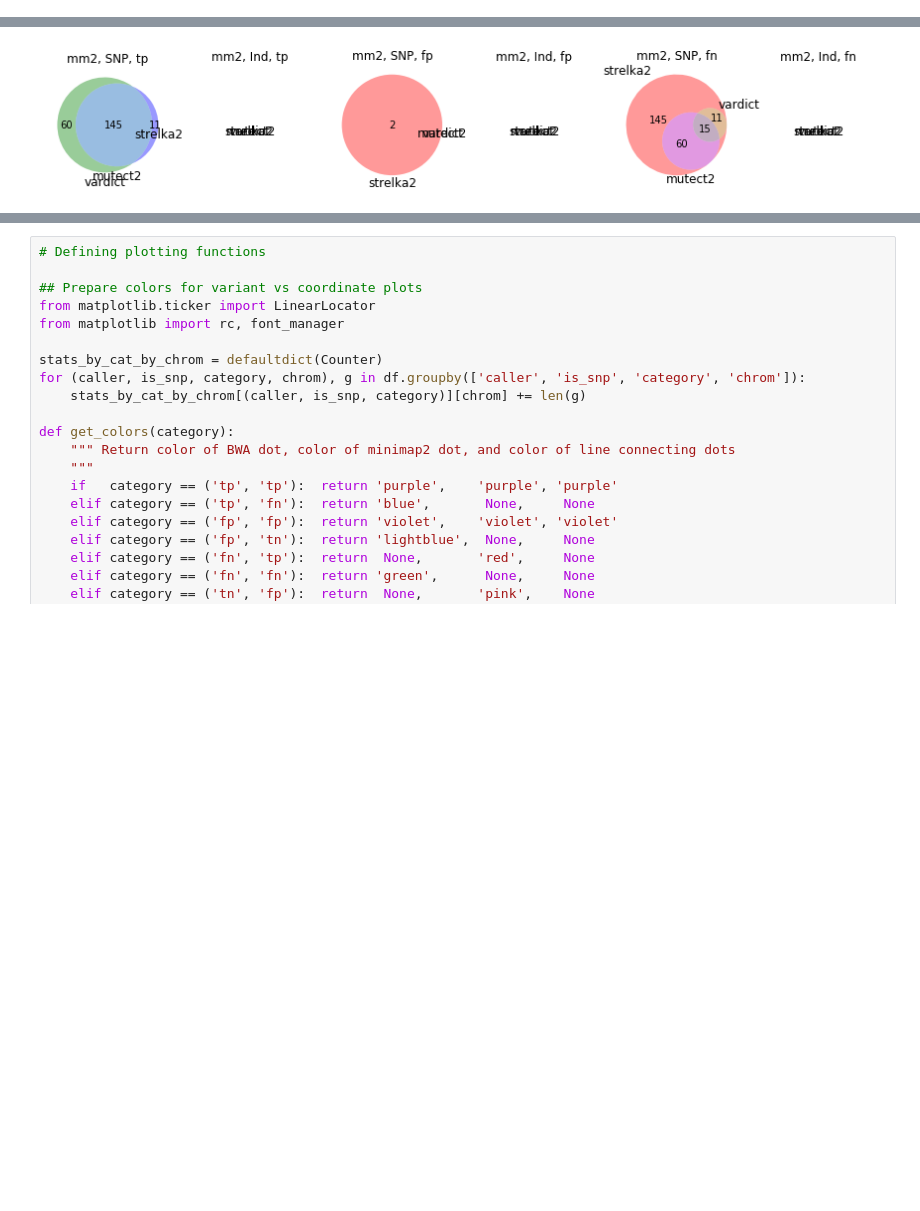
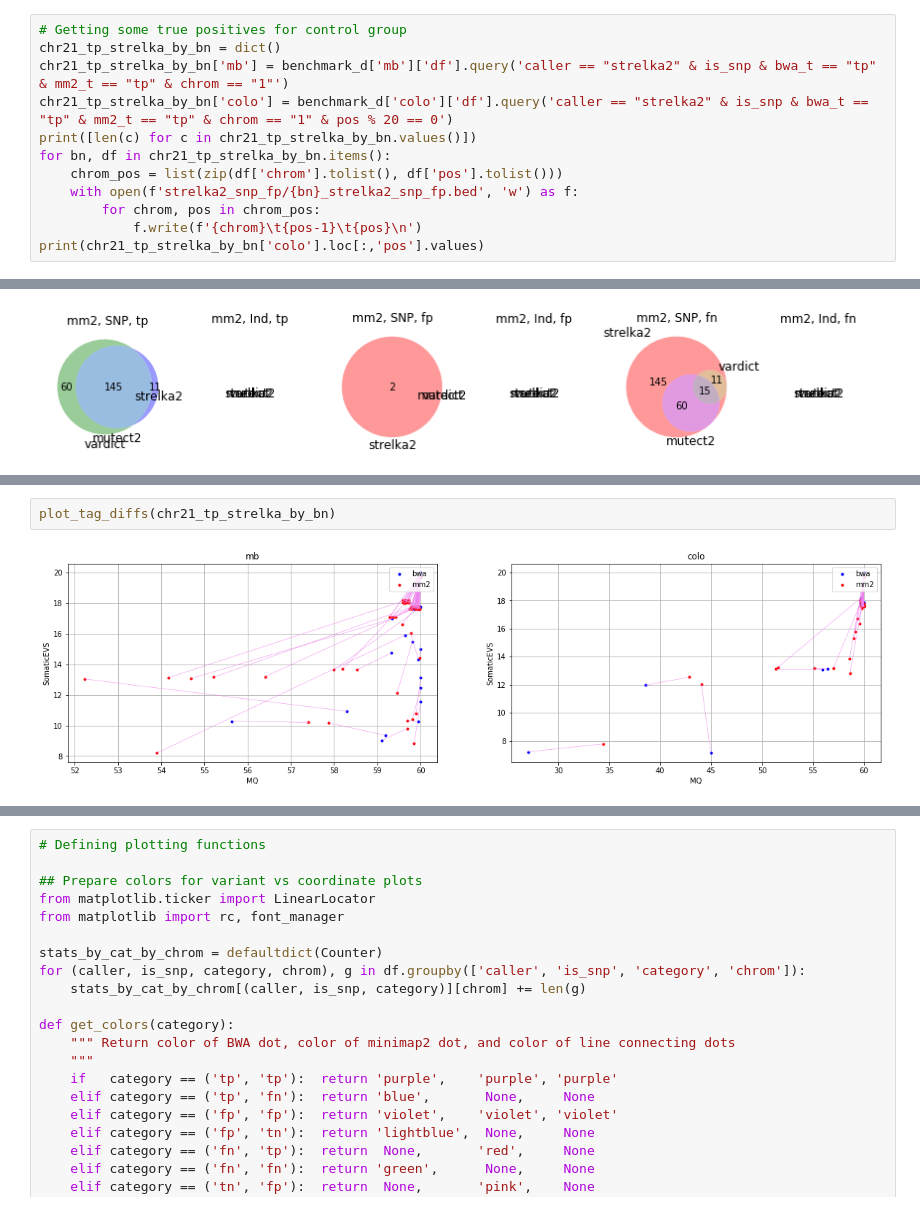
Before and after one commit to umccr/umccrise, a Jupyter notebook: analysis/minimap2/Minimap2_explore.ipynb, the cells around one changed output, grey strips where cells are left out. Cells and saved outputs as stored; diff of their text form; blank space fills up the shorter version.

```diff
--- a/analysis/minimap2/Minimap2_explore.ipynb
+++ b/analysis/minimap2/Minimap2_explore.ipynb
@@ -503,0 +427,12 @@ See the caveats in the documentation: http://pandas.pydata.org/pandas-docs/stabl
+# %%
+# Getting some true positives for control group
+chr21_tp_strelka_by_bn = dict()
+chr21_tp_strelka_by_bn['mb'] = benchmark_d['mb']['df'].query('caller == "strelka2" & is_snp & bwa_t == "tp" & mm2_t == "tp" & chrom == "1"')
+chr21_tp_strelka_by_bn['colo'] = benchmark_d['colo']['df'].query('caller == "strelka2" & is_snp & bwa_t == "tp" & mm2_t == "tp" & chrom == "1" & pos % 20 == 0')
+print([len(c) for c in chr21_tp_strelka_by_bn.values()])
+for bn, df in chr21_tp_strelka_by_bn.items():
+    chrom_pos = list(zip(df['chrom'].tolist(), df['pos'].tolist()))
+    with open(f'strelka2_snp_fp/{bn}_strelka2_snp_fp.bed', 'w') as f:
+        for chrom, pos in chrom_pos:
+            f.write(f'{chrom}\t{pos-1}\t{pos}\n')
+print(chr21_tp_strelka_by_bn['colo'].loc[:,'pos'].values)
@@ -697,0 +848,4 @@ iplot(table)
+# %%
+plot_tag_diffs(chr21_tp_strelka_by_bn)
+# %% [output]
+[figure, added]
```
Also changed, not shown: parts of 20 cells of this notebook.
